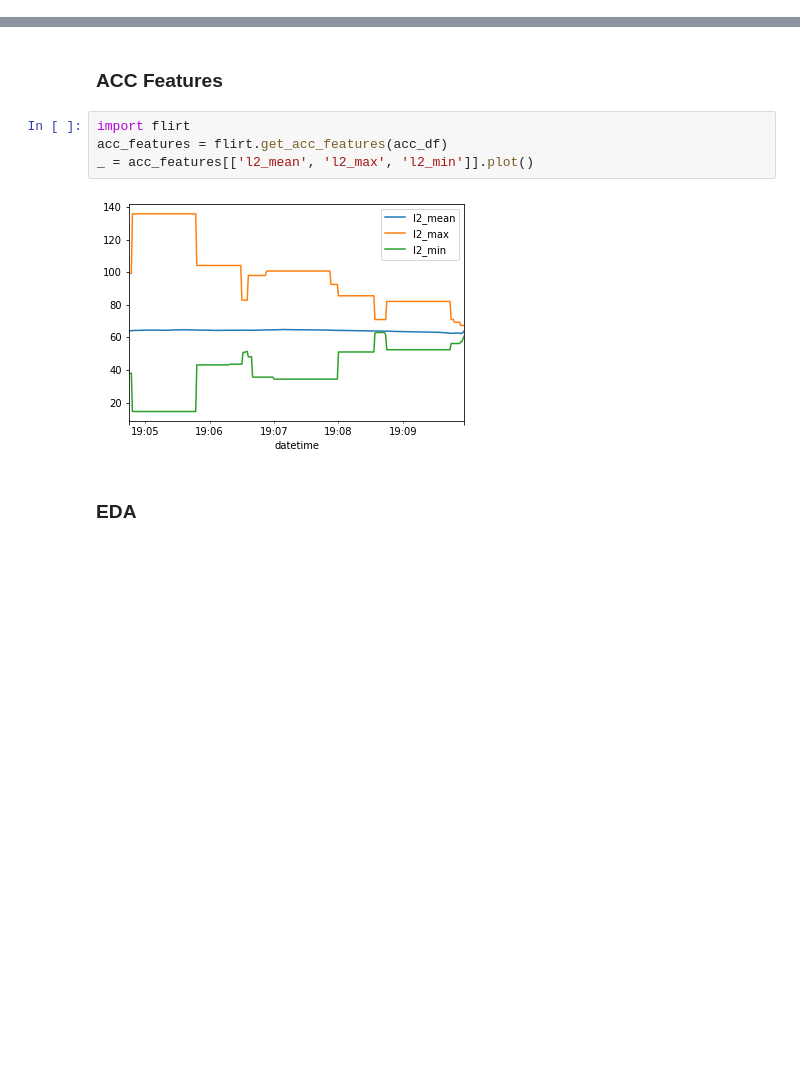
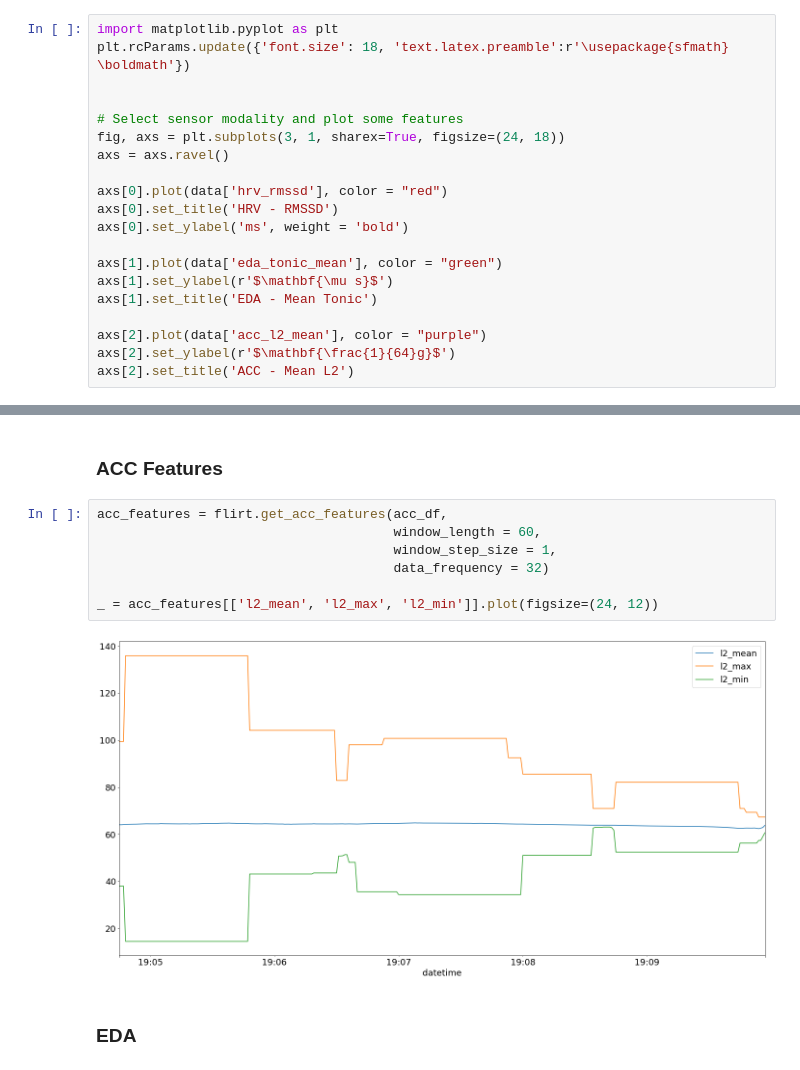
Before and after one commit to im-ethz/flirt, a Jupyter notebook: notebooks/empatica-processing.ipynb, the cells around one changed output, grey strips where cells are left out. Drawn from its saved outputs; the diff is of its cells as text; blank space fills up the shorter version.

```diff
--- a/notebooks/empatica-processing.ipynb
+++ b/notebooks/empatica-processing.ipynb
@@ -41,0 +40,20 @@ data[['hrv_rmssd', 'eda_tonic_mean', 'acc_l2_mean']].plot(subplots=True, figsize
+# %%
+import matplotlib.pyplot as plt
+plt.rcParams.update({'font.size': 18, 'text.latex.preamble':r'\usepackage{sfmath} \boldmath'})
+
+
+# Select sensor modality and plot some features
+fig, axs = plt.subplots(3, 1, sharex=True, figsize=(24, 18))
+axs = axs.ravel()
+
+axs[0].plot(data['hrv_rmssd'], color = "red")
+axs[0].set_title('HRV - RMSSD')
+axs[0].set_ylabel('ms', weight = 'bold')
+
+axs[1].plot(data['eda_tonic_mean'], color = "green")
+axs[1].set_ylabel(r'$\mathbf{\mu s}$')
+axs[1].set_title('EDA - Mean Tonic')
+
+axs[2].plot(data['acc_l2_mean'], color = "purple")
+axs[2].set_ylabel(r'$\mathbf{\frac{1}{64}g}$')
+axs[2].set_title('ACC - Mean L2')
@@ -68,11 +108,14 @@ _ = hrv_features[['hrv_mean_hr', 'hrv_rmssd']].plot()
 # %% [markdown]
 ### ACC Features
 # %%
-import flirt
-acc_features = flirt.get_acc_features(acc_df)
-_ = acc_features[['l2_mean', 'l2_max', 'l2_min']].plot()
+acc_features = flirt.get_acc_features(acc_df,
+                                      window_length = 60,
+                                      window_step_size = 1,
+                                      data_frequency = 32)
+
+_ = acc_features[['l2_mean', 'l2_max', 'l2_min']].plot(figsize=(24, 12))
 # %% [output]
-[figure, old version]
+[figure, new version]
 # %% [markdown]
 ### EDA
 # %%
```
Also changed, not shown: parts of 10 cells of this notebook.
